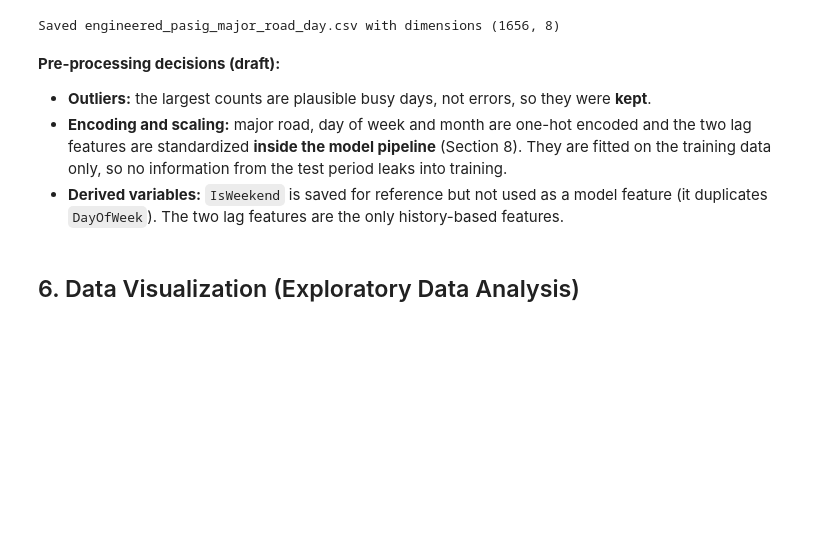
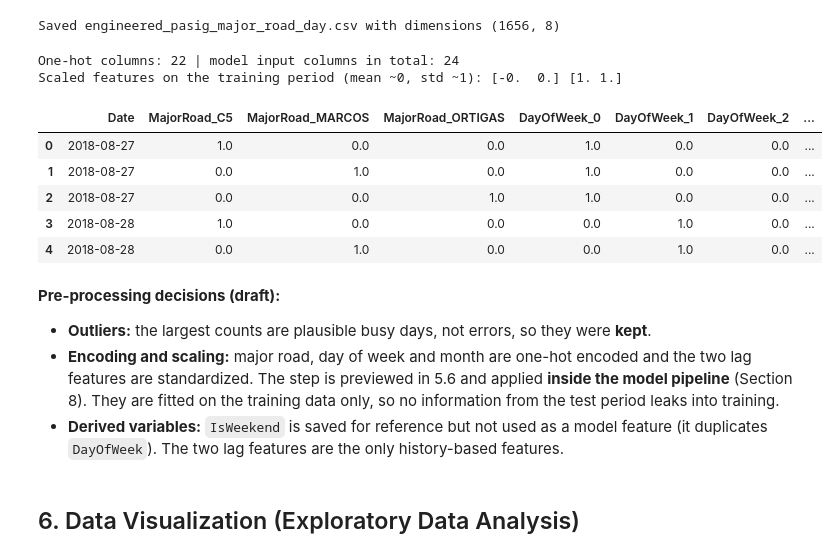
Before and after one commit to ralphflores-exe/CASE_STUDY, a Jupyter notebook: Pasig_Traffic_Incident_Regression.ipynb, the cells around one changed output. Drawn from its saved outputs; the diff is of its cells as text; code cells hidden in the pictures; blank space fills up the shorter version.

```diff
--- a/Pasig_Traffic_Incident_Regression.ipynb
+++ b/Pasig_Traffic_Incident_Regression.ipynb
@@ -358,10 +404,38 @@ eng.to_csv('engineered_pasig_major_road_day.csv', index=False)
 print('Saved engineered_pasig_major_road_day.csv with dimensions', eng.shape)
 # %% [output]
 Saved engineered_pasig_major_road_day.csv with dimensions (1656, 8)
+# %%
+# 5.6 Encoding and scaling (preview). The same steps run inside the model pipeline in Section 8,
+#     where they are re-fitted for every cross-validation fold, so nothing from the test period leaks in.
+SPLIT_DATE = pd.Timestamp('2019-10-01')
+fit_part = eng[eng['Date'] < SPLIT_DATE]                       # fit on the training period only
+cat_cols = ['MajorRoad', 'DayOfWeek', 'Month']
+num_cols = ['Incidents_Lag7', 'Incidents_Roll7']
+
+encoder = OneHotEncoder(handle_unknown='ignore', sparse_output=False).fit(fit_part[cat_cols])
+scaler = StandardScaler().fit(fit_part[num_cols])
+
+enc_preview = pd.DataFrame(encoder.transform(eng[cat_cols]), columns=encoder.get_feature_names_out(cat_cols))
+scaled_preview = pd.DataFrame(scaler.transform(eng[num_cols]), columns=[c + '_scaled' for c in num_cols])
+preview = pd.concat([eng[['Date']], enc_preview, scaled_preview], axis=1)
+
+print('One-hot columns:', enc_preview.shape[1], '| model input columns in total:', preview.shape[1] - 1)
+print('Scaled features on the training period (mean ~0, std ~1):',
+      scaler.transform(fit_part[num_cols]).mean(axis=0).round(2), scaler.transform(fit_part[num_cols]).std(axis=0).round(2))
+preview.head()
+# %% [output]
+One-hot columns: 22 | model input columns in total: 24
+Scaled features on the training period (mean ~0, std ~1): [-0.  0.] [1. 1.]
+|  | Date | MajorRoad_C5 | MajorRoad_MARCOS | MajorRoad_ORTIGAS | DayOfWeek_0 | DayOfWeek_1 | DayOfWeek_2 | ... |
+| 0 | 2018-08-27 | 1.0 | 0.0 | 0.0 | 1.0 | 0.0 | 0.0 | ... |
+| 1 | 2018-08-27 | 0.0 | 1.0 | 0.0 | 1.0 | 0.0 | 0.0 | ... |
+| 2 | 2018-08-27 | 0.0 | 0.0 | 1.0 | 1.0 | 0.0 | 0.0 | ... |
+| 3 | 2018-08-28 | 1.0 | 0.0 | 0.0 | 0.0 | 1.0 | 0.0 | ... |
+| 4 | 2018-08-28 | 0.0 | 1.0 | 0.0 | 0.0 | 1.0 | 0.0 | ... |
 # %% [markdown]
 **Pre-processing decisions (draft):**
 - **Outliers:** the largest counts are plausible busy days, not errors, so they were **kept**.
-- **Encoding and scaling:** major road, day of week and month are one-hot encoded and the two lag features are standardized **inside the model pipeline** (Section 8). They are fitted on the training data only, so no information from the test period leaks into training.
+- **Encoding and scaling:** major road, day of week and month are one-hot encoded and the two lag features are standardized. The step is previewed in 5.6 and applied **inside the model pipeline** (Section 8). They are fitted on the training data only, so no information from the test period leaks into training.
 - **Derived variables:** `IsWeekend` is saved for reference but not used as a model feature (it duplicates `DayOfWeek`). The two lag features are the only history-based features.
 # %% [markdown]
 ## 6. Data Visualization (Exploratory Data Analysis)
```
Also changed, not shown: parts of 19 cells of this notebook.
